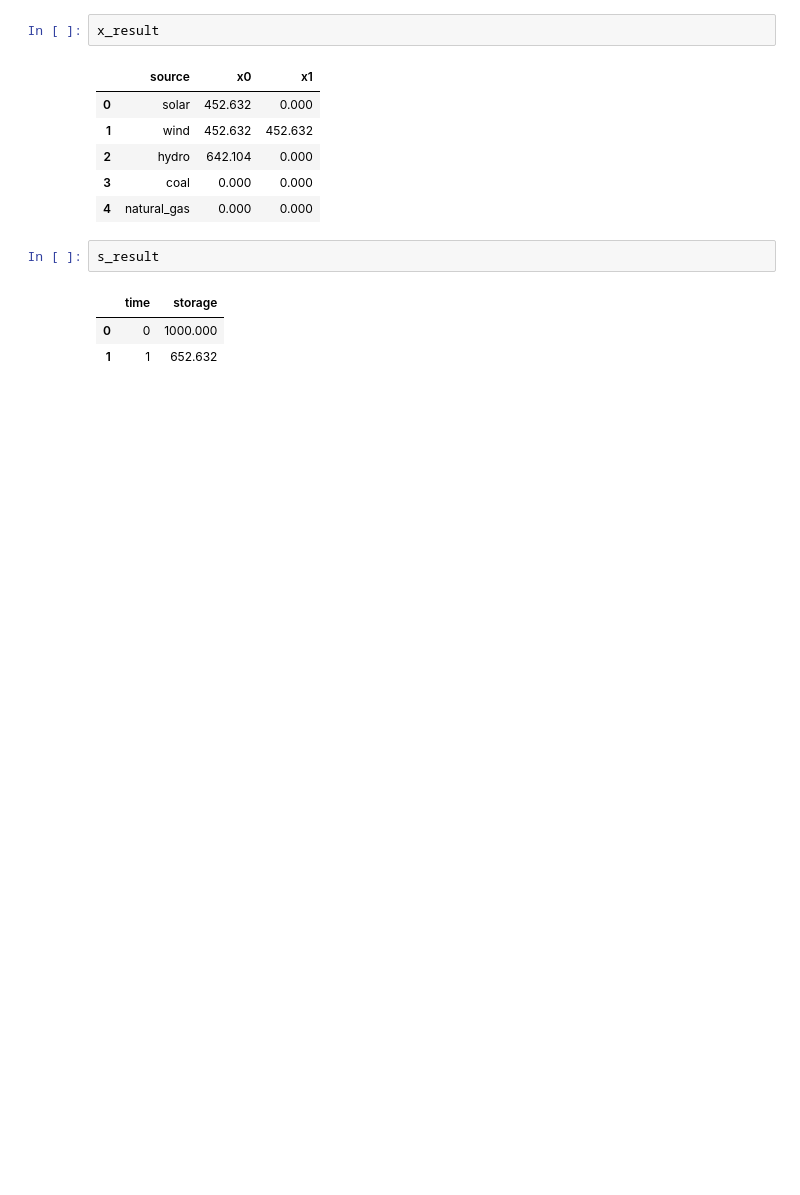
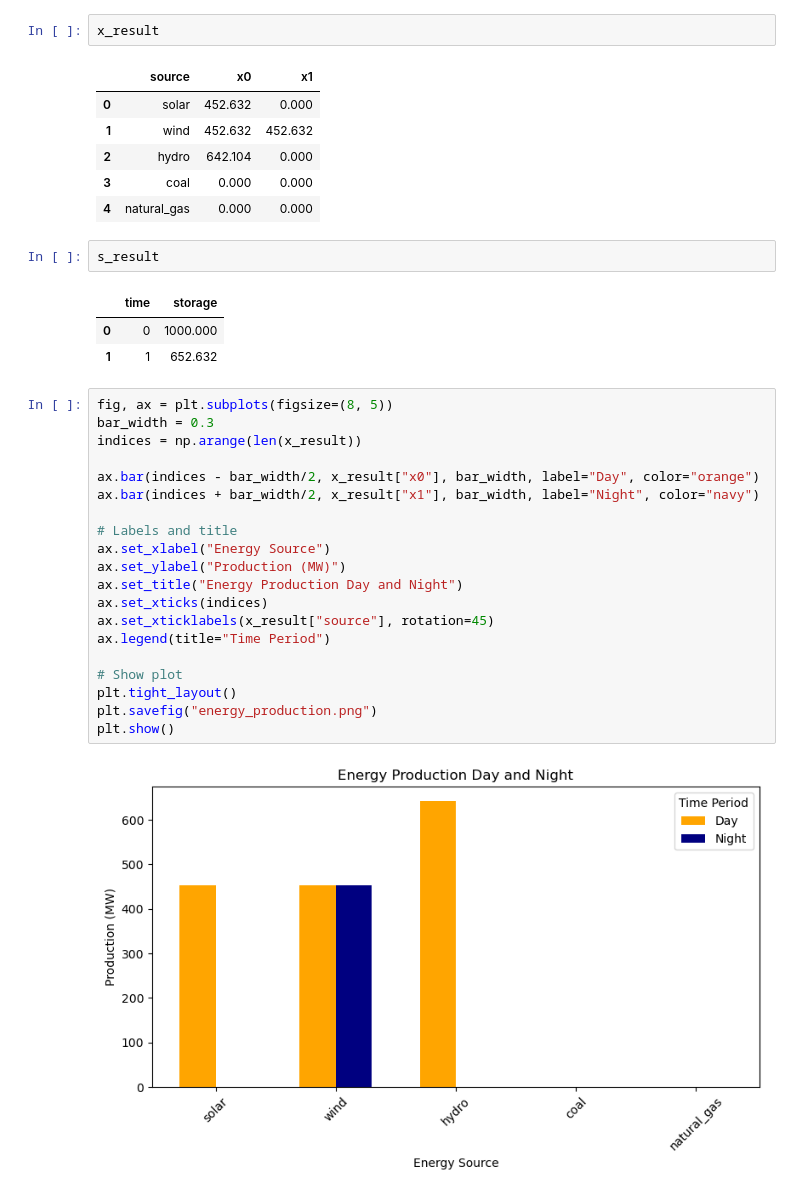
Before and after one commit to jchhong/math441-project1, a Jupyter notebook: Energy Mix Summarized.ipynb, the cells around one changed output. Saved outputs shown, nothing was run; the diff lists cells and outputs as text; blank space fills up the shorter version.

```diff
--- a/Energy Mix Summarized.ipynb
+++ b/Energy Mix Summarized.ipynb
@@ -512,3 +589,25 @@ s_result
 |  | time | storage |
 | 0 | 0 | 1000.000 |
 | 1 | 1 | 652.632 |
+# %%
+fig, ax = plt.subplots(figsize=(8, 5))
+bar_width = 0.3
+indices = np.arange(len(x_result))
+
+ax.bar(indices - bar_width/2, x_result["x0"], bar_width, label="Day", color="orange")
+ax.bar(indices + bar_width/2, x_result["x1"], bar_width, label="Night", color="navy")
+
+# Labels and title
+ax.set_xlabel("Energy Source")
+ax.set_ylabel("Production (MW)")
+ax.set_title("Energy Production Day and Night")
+ax.set_xticks(indices)
+ax.set_xticklabels(x_result["source"], rotation=45)
+ax.legend(title="Time Period")
+
+# Show plot
+plt.tight_layout()
+plt.savefig("energy_production.png")
+plt.show()
+# %% [output]
+[figure, added]
```
Also changed, not shown: parts of 12 cells of this notebook.
